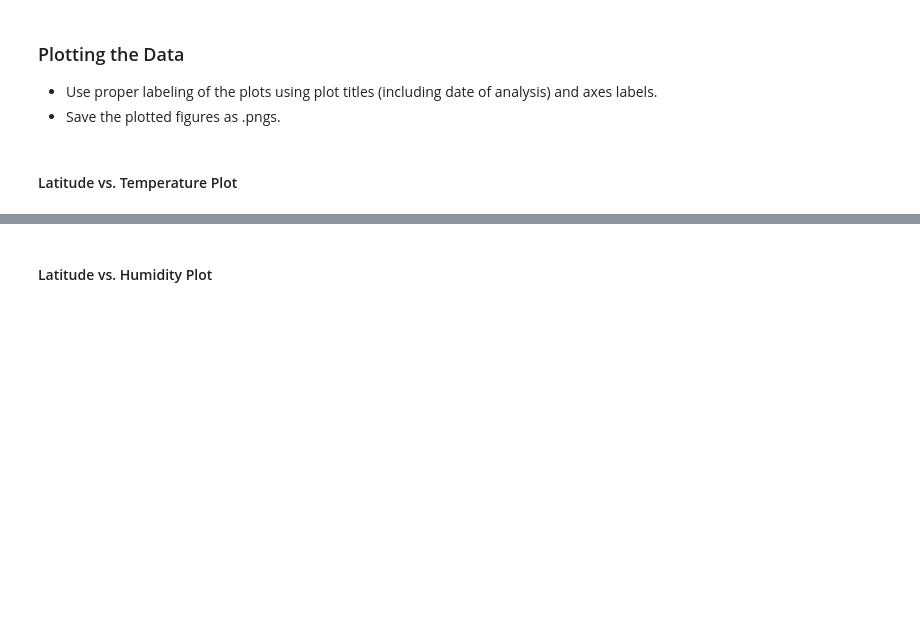
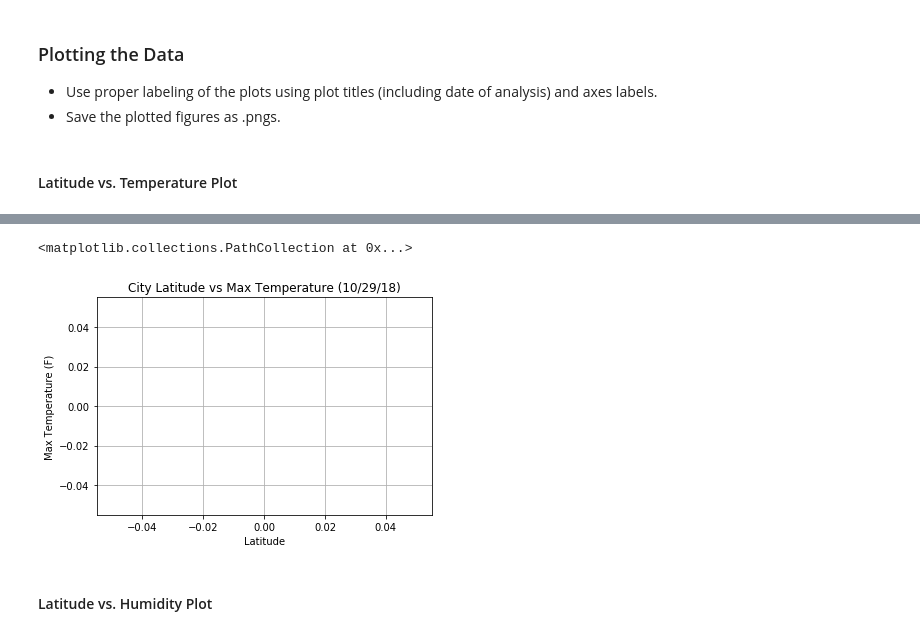
Before and after one commit to javcb/GitHub_Homework, a Jupyter notebook: 6_Homework_Python_APIs/WeatherPy.ipynb, the cells around one changed output, grey strips where cells are left out. Cells and saved outputs as stored; diff of their text form; code cells hidden in the pictures; blank space fills up the shorter version.

```diff
--- a/6_Homework_Python_APIs/WeatherPy.ipynb
+++ b/6_Homework_Python_APIs/WeatherPy.ipynb
@@ -85,0 +103,14 @@ dtype: int64
+# %%
+weather_dict = {
+    "City": name,
+    "Cloudiness": cloudiness,
+    "Country": country,
+    "Date": date,
+    "Humidity":humidity,
+    "Lat": lat,
+    "Lng":lng,
+    "Max Temp": temp,
+    "Wind Speed":wind
+}
+weather_data = pd.DataFrame(weather_dict)
+weather_data.head()
@@ -95,2 +125,14 @@ dtype: int64
+# %%
+fig1, ax1 = plt.subplots()
+ax1.set_xlabel("Latitude")
+ax1.set_ylabel("Max Temperature (F)")
+ax1.set_title("City Latitude vs Max Temperature (10/29/18)")
+x1 = weather_data["Lat"]
+y1 = weather_data["Max Temp"]
+plt.grid()
+ax1.scatter(x1, y1, marker="o",edgecolors="black",color="steelblue")
+# %% [output]
+<matplotlib.collections.PathCollection at 0x...>
+[figure, added]
 # %% [markdown]
 #### Latitude vs. Humidity Plot
```
Also changed, not shown: parts of 13 cells of this notebook, 1 other file.
